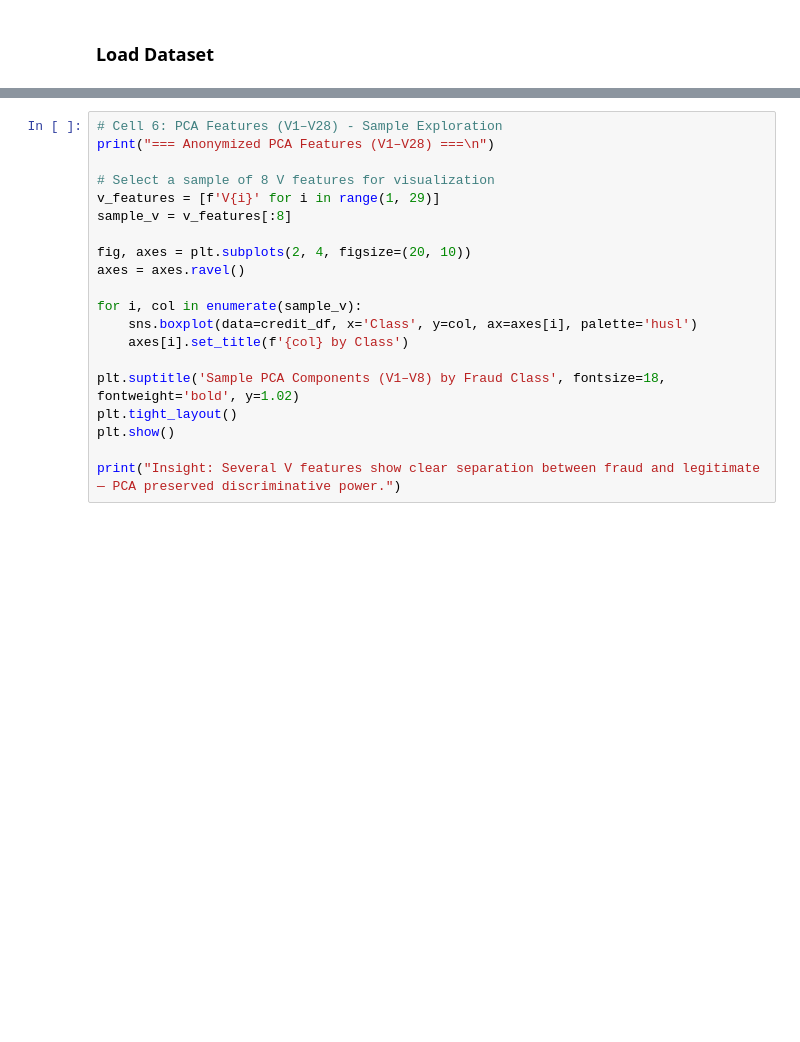
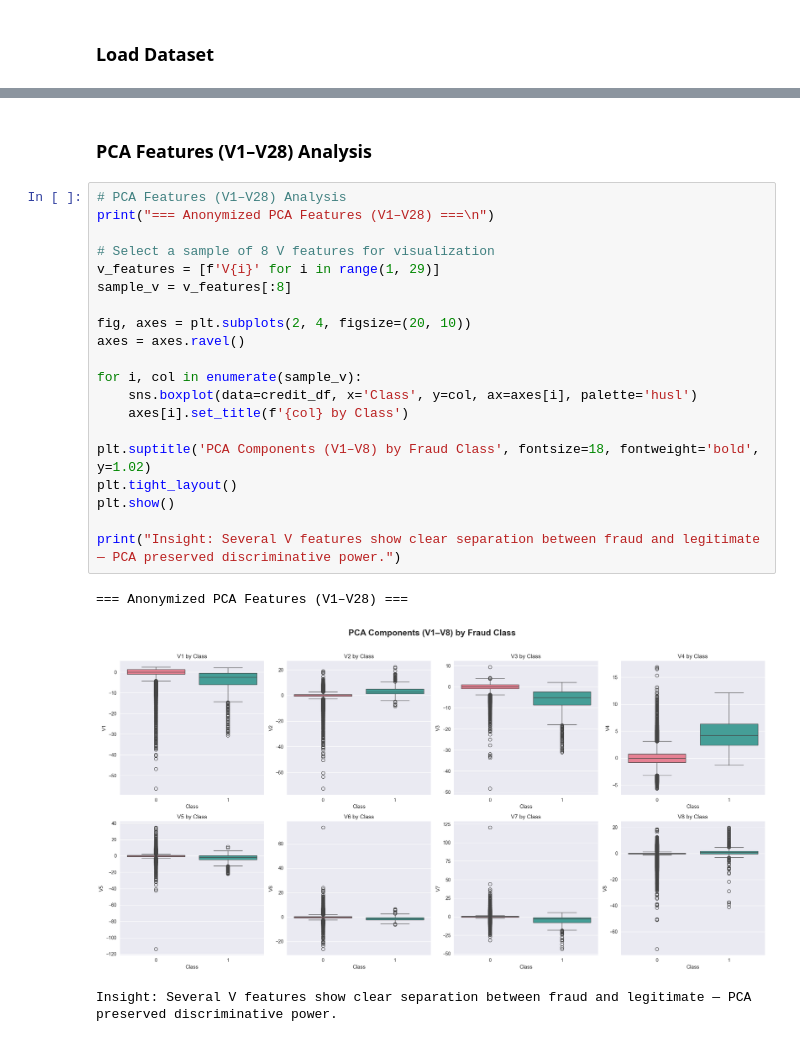
Before and after one commit to gashawbekele06/Week5-6-fraud-detection, a Jupyter notebook: notebooks/eda-creditcard.ipynb, the cells around one changed output, grey strips where cells are left out. Saved outputs shown, nothing was run; the diff lists cells and outputs as text; blank space fills up the shorter version.

```diff
--- a/notebooks/eda-creditcard.ipynb
+++ b/notebooks/eda-creditcard.ipynb
@@ -147,20 +226,26 @@ print("Insight: Fraudulent transactions tend to have smaller amounts and occur a
+# %% [markdown]
+### PCA Features (V1–V28) Analysis
 # %%
-# Cell 6: PCA Features (V1–V28) - Sample Exploration
+# PCA Features (V1–V28) Analysis
 print("=== Anonymized PCA Features (V1–V28) ===\n")
 
 # Select a sample of 8 V features for visualization
 v_features = [f'V{i}' for i in range(1, 29)]
 sample_v = v_features[:8]
 
 fig, axes = plt.subplots(2, 4, figsize=(20, 10))
 axes = axes.ravel()
 
 for i, col in enumerate(sample_v):
     sns.boxplot(data=credit_df, x='Class', y=col, ax=axes[i], palette='husl')
     axes[i].set_title(f'{col} by Class')
 
-plt.suptitle('Sample PCA Components (V1–V8) by Fraud Class', fontsize=18, fontweight='bold', y=1.02)
+plt.suptitle('PCA Components (V1–V8) by Fraud Class', fontsize=18, fontweight='bold', y=1.02)
 plt.tight_layout()
 plt.show()
 
 print("Insight: Several V features show clear separation between fraud and legitimate — PCA preserved discriminative power.")
+# %% [output]
+=== Anonymized PCA Features (V1–V28) ===
+[figure, added]
+Insight: Several V features show clear separation between fraud and legitimate — PCA preserved discriminative power.
```
Also changed, not shown: parts of 12 cells of this notebook, 1 other file.
